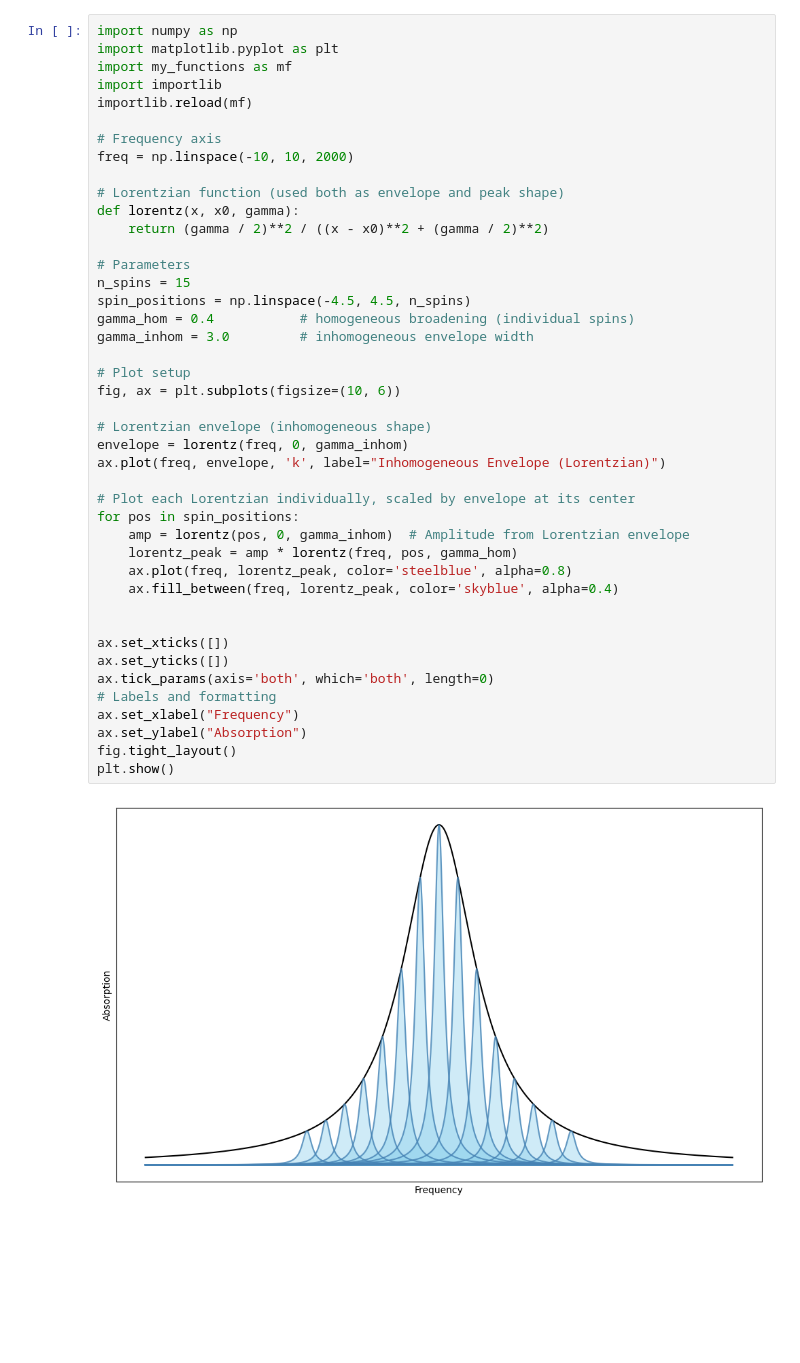
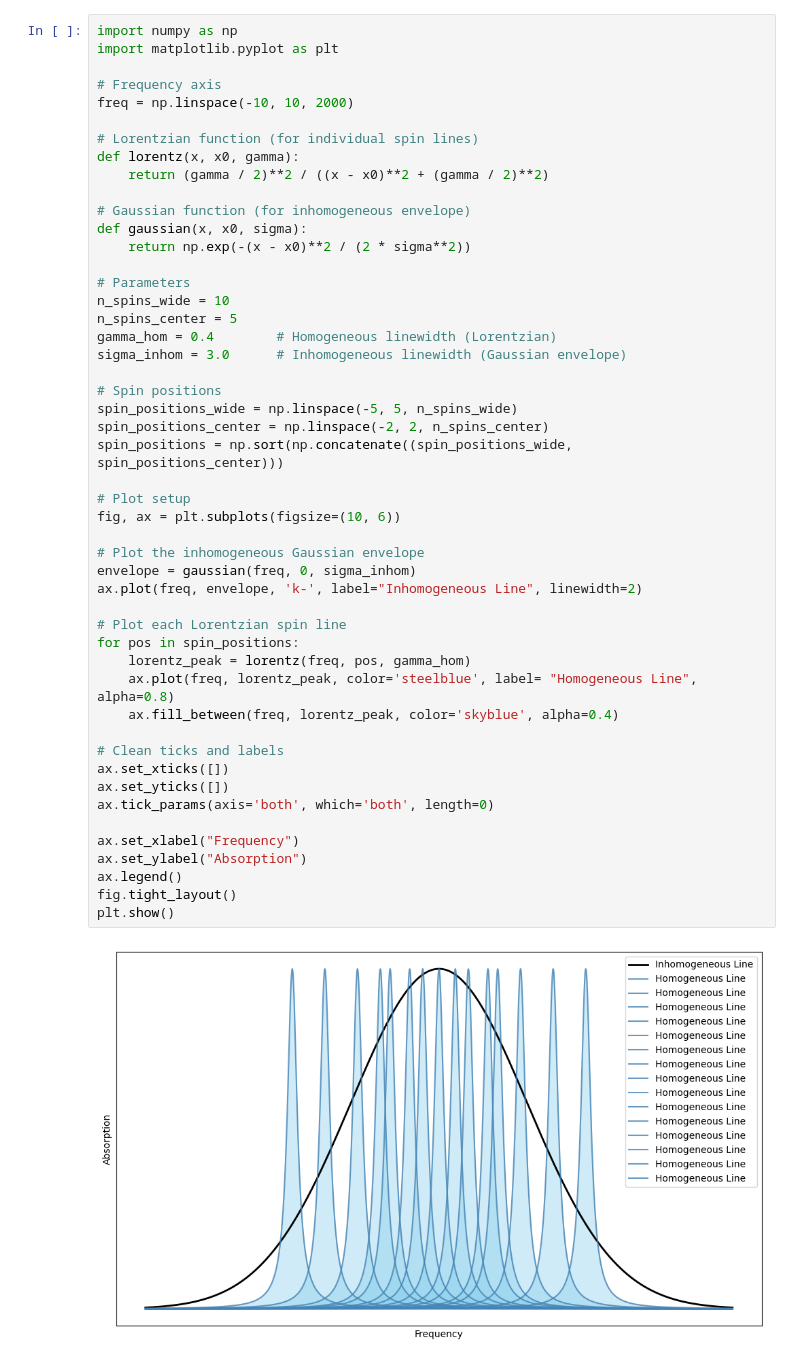
Before and after one commit to fergusayton/sample_coupling_analysis, a Jupyter notebook: inhomogenious_borad.ipynb, the cells around one changed output. Drawn from its saved outputs; the diff is of its cells as text; blank space fills up the shorter version.

```diff
--- a/inhomogenious_borad.ipynb
+++ b/inhomogenious_borad.ipynb
@@ -1,45 +1,51 @@
 # %%
 import numpy as np
 import matplotlib.pyplot as plt
-import my_functions as mf
-import importlib
-importlib.reload(mf)
 
 # Frequency axis
 freq = np.linspace(-10, 10, 2000)
 
-# Lorentzian function (used both as envelope and peak shape)
+# Lorentzian function (for individual spin lines)
 def lorentz(x, x0, gamma):
     return (gamma / 2)**2 / ((x - x0)**2 + (gamma / 2)**2)
 
+# Gaussian function (for inhomogeneous envelope)
+def gaussian(x, x0, sigma):
+    return np.exp(-(x - x0)**2 / (2 * sigma**2))
+
 # Parameters
-n_spins = 15
-spin_positions = np.linspace(-4.5, 4.5, n_spins)
-gamma_hom = 0.4           # homogeneous broadening (individual spins)
-gamma_inhom = 3.0         # inhomogeneous envelope width
+n_spins_wide = 10
+n_spins_center = 5
+gamma_hom = 0.4        # Homogeneous linewidth (Lorentzian)
+sigma_inhom = 3.0      # Inhomogeneous linewidth (Gaussian envelope)
+
+# Spin positions
+spin_positions_wide = np.linspace(-5, 5, n_spins_wide)
+spin_positions_center = np.linspace(-2, 2, n_spins_center)
+spin_positions = np.sort(np.concatenate((spin_positions_wide, spin_positions_center)))
 
 # Plot setup
 fig, ax = plt.subplots(figsize=(10, 6))
 
-# Lorentzian envelope (inhomogeneous shape)
-envelope = lorentz(freq, 0, gamma_inhom)
-ax.plot(freq, envelope, 'k', label="Inhomogeneous Envelope (Lorentzian)")
+# Plot the inhomogeneous Gaussian envelope
+envelope = gaussian(freq, 0, sigma_inhom)
+ax.plot(freq, envelope, 'k-', label="Inhomogeneous Line", linewidth=2)
 
-# Plot each Lorentzian individually, scaled by envelope at its center
+# Plot each Lorentzian spin line
 for pos in spin_positions:
-    amp = lorentz(pos, 0, gamma_inhom)  # Amplitude from Lorentzian envelope
-    lorentz_peak = amp * lorentz(freq, pos, gamma_hom)
-    ax.plot(freq, lorentz_peak, color='steelblue', alpha=0.8)
+    lorentz_peak = lorentz(freq, pos, gamma_hom)
+    ax.plot(freq, lorentz_peak, color='steelblue', label= "Homogeneous Line", alpha=0.8)
     ax.fill_between(freq, lorentz_peak, color='skyblue', alpha=0.4)
 
-
+# Clean ticks and labels
 ax.set_xticks([])
 ax.set_yticks([])
 ax.tick_params(axis='both', which='both', length=0)
-# Labels and formatting
+
 ax.set_xlabel("Frequency")
 ax.set_ylabel("Absorption")
+ax.legend()
 fig.tight_layout()
 plt.show()
 # %% [output]
-[figure, old version]
+[figure, new version]
```
Also changed, not shown: parts of 2 cells of this notebook, 3 other files.
